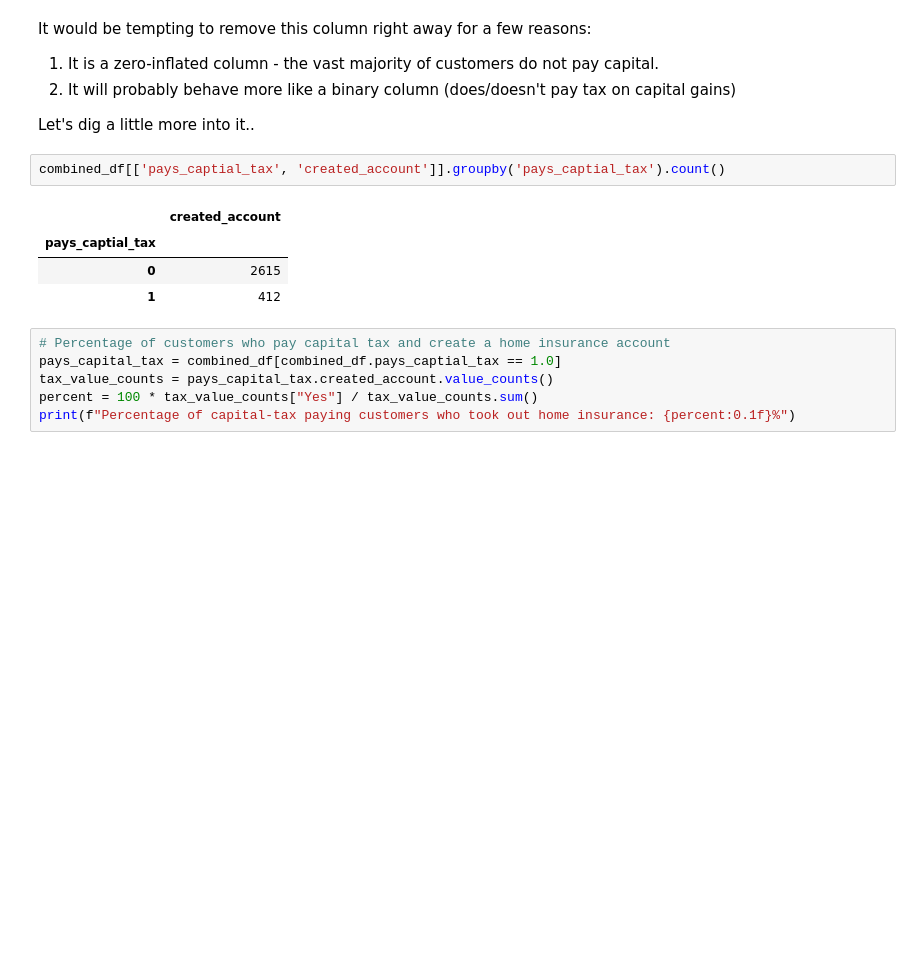
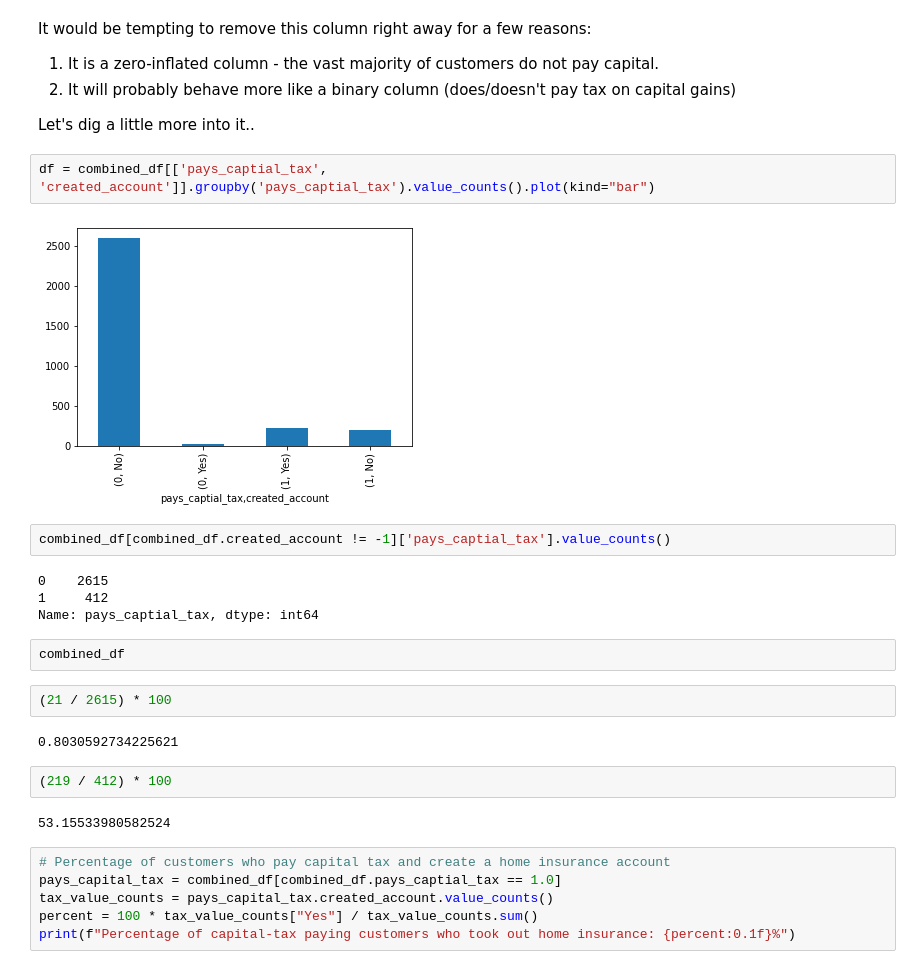
Before and after one commit to jgk-iles/home-insurance, a Jupyter notebook: notebooks/EDA.ipynb, the cells around one changed output. Drawn from its saved outputs; the diff is of its cells as text; blank space fills up the shorter version.

```diff
--- a/notebooks/EDA.ipynb
+++ b/notebooks/EDA.ipynb
@@ -240,12 +240,25 @@ It would be tempting to remove this column right away for a few reasons:
 
 Let's dig a little more into it..
 # %%
-combined_df[['pays_captial_tax', 'created_account']].groupby('pays_captial_tax').count()
+df = combined_df[['pays_captial_tax', 'created_account']].groupby('pays_captial_tax').value_counts().plot(kind="bar")
 # %% [output]
-|  | created_account |
-| pays_captial_tax |  |
-| 0 | 2615 |
-| 1 | 412 |
+[figure, added]
+# %%
+combined_df[combined_df.created_account != -1]['pays_captial_tax'].value_counts()
+# %% [output]
+0    2615
+1     412
+Name: pays_captial_tax, dtype: int64
+# %%
+combined_df
+# %%
+(21 / 2615) * 100
+# %% [output]
+0.8030592734225621
+# %%
+(219 / 412) * 100
+# %% [output]
+53.15533980582524
 # %%
 # Percentage of customers who pay capital tax and create a home insurance account
 pays_capital_tax = combined_df[combined_df.pays_captial_tax == 1.0]
```
Also changed, not shown: parts of 3 cells of this notebook, 2 other files.
